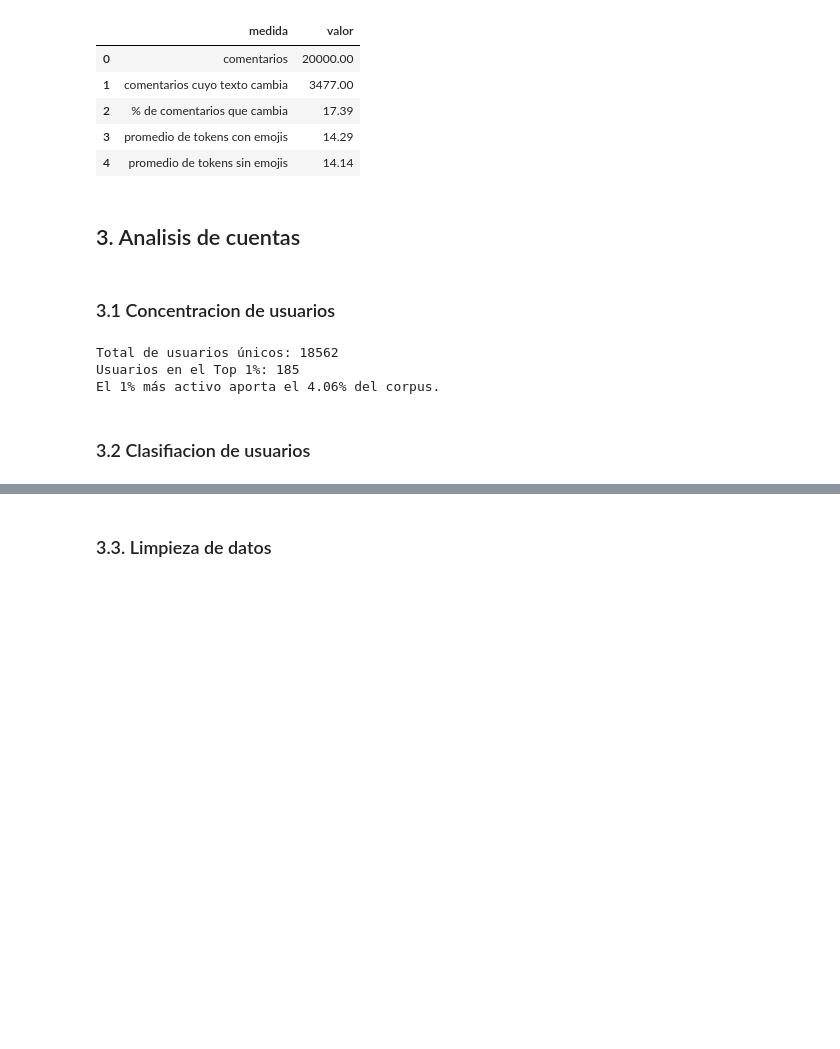
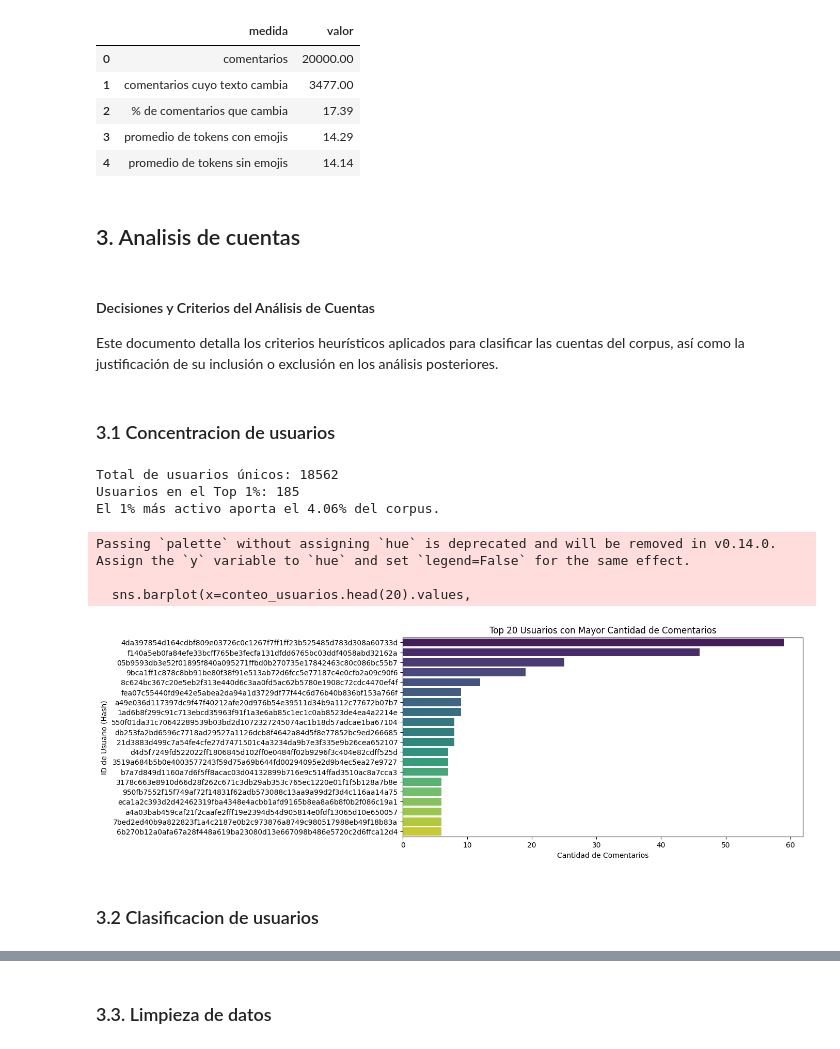
Before and after one commit to marttapia2023/Tarea-1-PNL, a Jupyter notebook: LLM.ipynb, the cells around one changed output, grey strips where cells are left out. Saved outputs shown, nothing was run; the diff lists cells and outputs as text; code cells hidden in the pictures; blank space fills up the shorter version.

```diff
--- a/LLM.ipynb
+++ b/LLM.ipynb
@@ -386,14 +399,14 @@ STOPWORDS_TEMAS_EN = {
 }
 
 def normalizar_base(texto):
-    """Normaliza Unicode y espacios sin cambiar el contenido ling??stico."""
+    """Normaliza Unicode y espacios sin cambiar el contenido linguistico."""
     if pd.isna(texto):
         return ""
     texto = html.unescape(unicodedata.normalize("NFC", str(texto)))
     return re.sub(r"\s+", " ", texto).strip()
 
 def preparar_para_sentimiento(texto):
-    """Conserva negaciones, emojis, may?sculas y puntuaci?n expresiva."""
+    """Conserva negaciones, emojis, mayusculas y puntuacion expresiva."""
     texto = normalizar_base(texto)
     texto = re.sub(r"https?://\S+|www\.\S+", " URL ", texto, flags=re.IGNORECASE)
     texto = re.sub(r"(?<!\w)@[\w_]+", " USUARIO ", texto)
@@ -472,28 +520,50 @@ resumen_ablacion_emojis
 | 4 | promedio de tokens sin emojis | 14.14 |
 # %% [markdown]
 ## 3. Analisis de cuentas
+# %% [markdown]
+#### Decisiones y Criterios del Análisis de Cuentas
+
+Este documento detalla los criterios heurísticos aplicados para clasificar las cuentas del corpus, así como la justificación de su inclusión o exclusión en los análisis posteriores.
 # %% [markdown]
 ### 3.1 Concentracion de usuarios
 # %%
+import pandas as pd
+import matplotlib.pyplot as plt
+import seaborn as sns
+
 # Contar cuántos comentarios hizo cada usuario
 conteo_usuarios = df_comentarios['id_usuario_hash'].value_counts()
 
 # Calcular el número de usuarios que representa el 1% superior
 num_top_1_porciento = max(1, int(len(conteo_usuarios) * 0.01))
 
 # Sumar cuántos comentarios hicieron en total esas cuentas del top 1%
 comentarios_top_1 = conteo_usuarios.head(num_top_1_porciento).sum()
 total_comentarios = len(df_comentarios)
 
 # Calcular el porcentaje respecto al corpus total
 porcentaje_aportado = (comentarios_top_1 / total_comentarios) * 100
 
 print(f"Total de usuarios únicos: {len(conteo_usuarios)}")
 print(f"Usuarios en el Top 1%: {num_top_1_porciento}")
-print(f"El 1% más activo aporta el {porcentaje_aportado:.2f}% del corpus.")
+print(f"El 1% más activo aporta el {porcentaje_aportado:.2f}% del corpus.\n")
+
+# Visualización del Top 20 usuarios más activos
+plt.figure(figsize=(10, 5))
+sns.barplot(x=conteo_usuarios.head(20).values,
+            y=conteo_usuarios.head(20).index.astype(str),
+            palette='viridis')
+plt.title('Top 20 Usuarios con Mayor Cantidad de Comentarios')
+plt.xlabel('Cantidad de Comentarios')
+plt.ylabel('ID de Usuario (Hash)')
+plt.show()
 # %% [output]
 Total de usuarios únicos: 18562
 Usuarios en el Top 1%: 185
 El 1% más activo aporta el 4.06% del corpus.
+Passing `palette` without assigning `hue` is deprecated and will be removed in v0.14.0. Assign the `y` variable to `hue` and set `legend=False` for the same effect.
+
+  sns.barplot(x=conteo_usuarios.head(20).values,
+[figure, added]
 # %% [markdown]
-### 3.2 Clasifiacion de usuarios
+### 3.2 Clasificacion de usuarios
```
Also changed, not shown: parts of 35 cells of this notebook.
